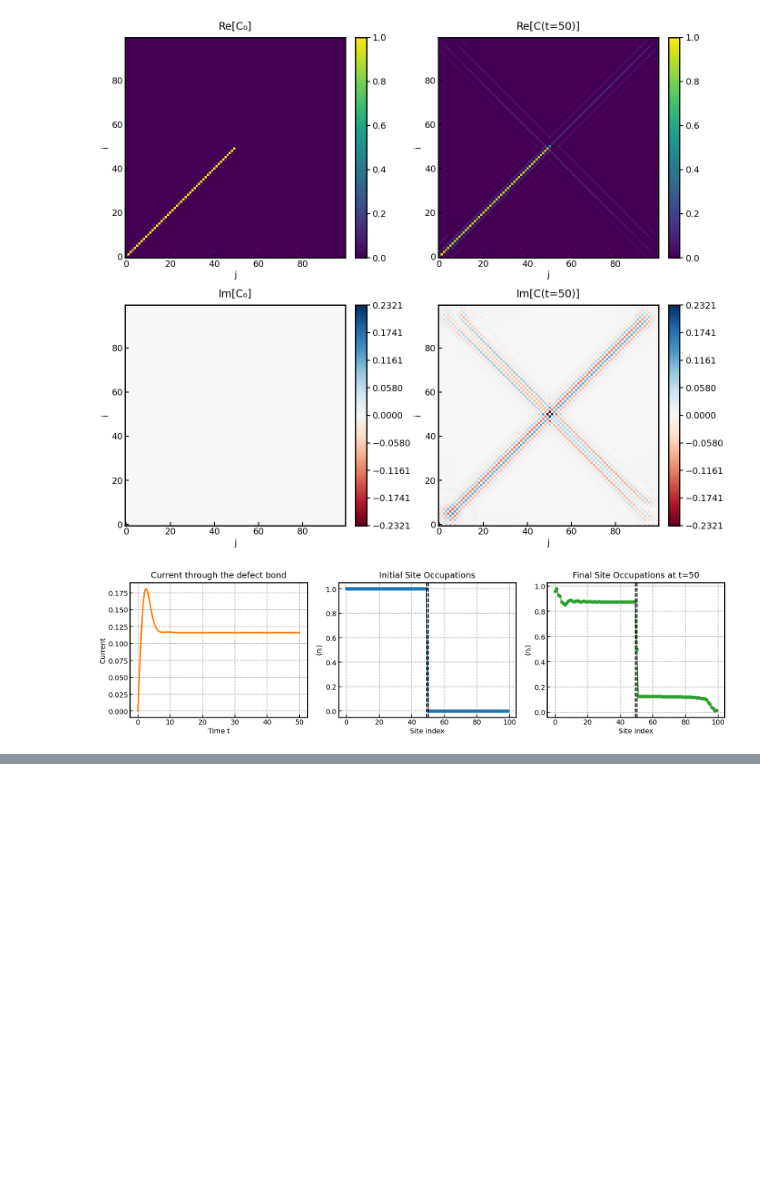
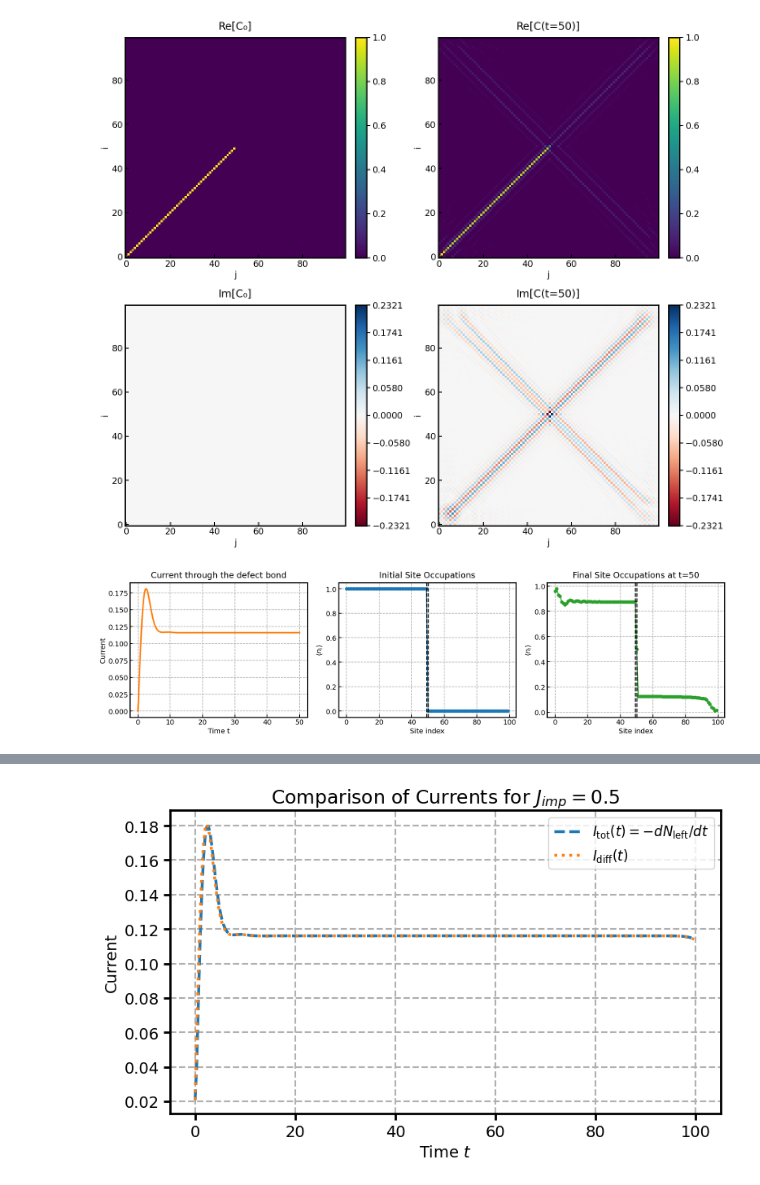
Before and after one commit to uditvarma/weak-link, a Jupyter notebook: helper_py.ipynb, the cells around one changed output, grey strips where cells are left out. Drawn from its saved outputs; the diff is of its cells as text; code cells hidden in the pictures; blank space fills up the shorter version.

Commit message:
current

```diff
--- a/helper_py.ipynb
+++ b/helper_py.ipynb
@@ -125,0 +251,80 @@ plt.show()
+# %%
+import numpy as np
+import scipy.linalg as la
+import matplotlib.pyplot as plt
+
+# Aesthetic settings
+plt.rcParams.update({
+    'font.size': 14,
+    'axes.linewidth': 2,
+    'xtick.major.width': 2,
+    'ytick.major.width': 2,
+    'xtick.major.size': 6,
+    'ytick.major.size': 6,
+    'grid.linewidth': 1.5,
+    'legend.fontsize': 12
+})
+
+# Model parameters
+L = 100
+J = 1.0
+J_imp = 0.5
+mu_L, mu_R = 1.0, -1.0
+t_final = 100.0
+j0 = L//2 - 1
+
+# Build & diagonalize hopping Hamiltonian
+def build_hopping_matrix(L, J, J_imp):
+    center = L//2
+    h = np.zeros((L, L))
+    for j in range(L-1):
+        bond = J_imp if (j == center-1 or j == center) else J
+        h[j, j+1] = h[j+1, j] = bond/2
+    return h
+
+h = build_hopping_matrix(L, J, J_imp)
+eps, phi = la.eigh(h)
+
+# Initial correlation matrix
+def initial_correlation_matrix(phi, eps, mu_L, mu_R):
+    fL = (eps < mu_L).astype(float)
+    fR = (eps < mu_R).astype(float)
+    CL = phi @ np.diag(fL) @ phi.conj().T
+    CR = phi @ np.diag(fR) @ phi.conj().T
+    C0 = np.zeros_like(CL, dtype=complex)
+    C0[:j0+1, :j0+1] = CL[:j0+1, :j0+1]
+    C0[j0+1:, j0+1:] = CR[j0+1:, j0+1:]
+    return C0
+
+C0 = initial_correlation_matrix(phi, eps, mu_L, mu_R)
+
+# Time grid
+times = np.linspace(0, t_final, 300)
+
+# Compute N_left and currents
+N_left = []
+I_bond = []
+for t in times:
+    U_t = phi @ np.diag(np.exp(-1j*eps*t)) @ phi.conj().T
+    Ct = U_t @ C0 @ U_t.conj().T
+    N_left.append(np.real(np.trace(Ct[:j0+1, :j0+1])))
+    I_bond.append(J_imp * np.imag(Ct[j0, j0+1]))
+
+# Compute alternate current as -dN_left/dt
+I_alt = -np.gradient(N_left, times)
+I_diff = np.diff(N_left) / np.diff(times)
+
+# Plot comparison
+plt.figure(figsize=(8,5))
+#plt.plot(times, I_bond,   '-', lw=2.5, label=r'$I_{\rm bond}(t)$')
+plt.plot(times, I_alt,    '--', lw=2.5, label=r'$I_{\rm tot}(t)=-dN_{\rm left}/dt$')
+plt.plot(times[:-1], -I_diff, ':', lw=2.5, label=r'$I_{\rm diff}(t)$')
+plt.title(f'Comparison of Currents for $J_{{imp}}={J_imp}$')
+plt.xlabel('Time $t$')
+plt.ylabel(r'Current')
+plt.grid(True, linestyle='--')
+plt.legend()
+plt.tight_layout()
+plt.show()
+# %% [output]
+[figure, added]
```
Also changed, not shown: parts of 3 cells of this notebook, 2 other files.
